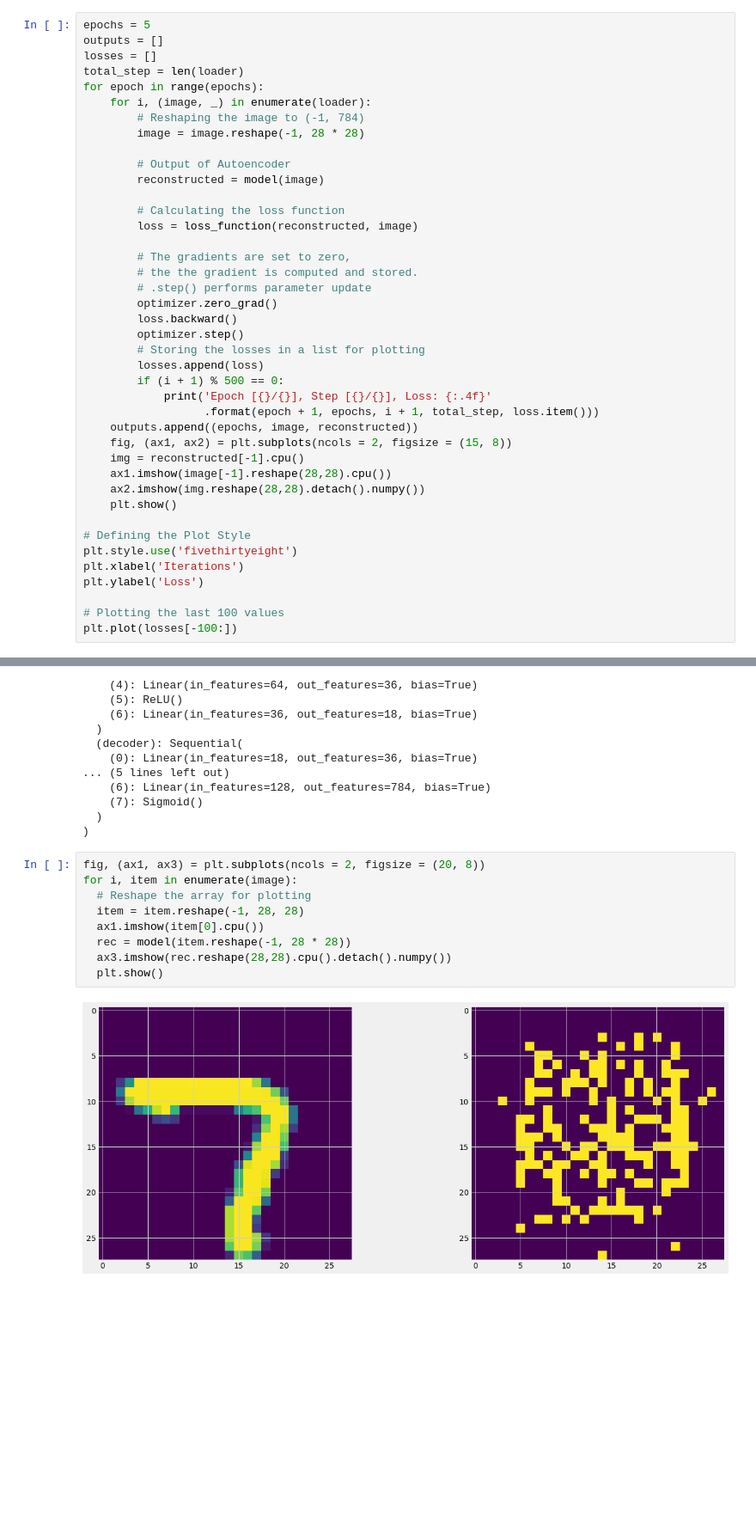
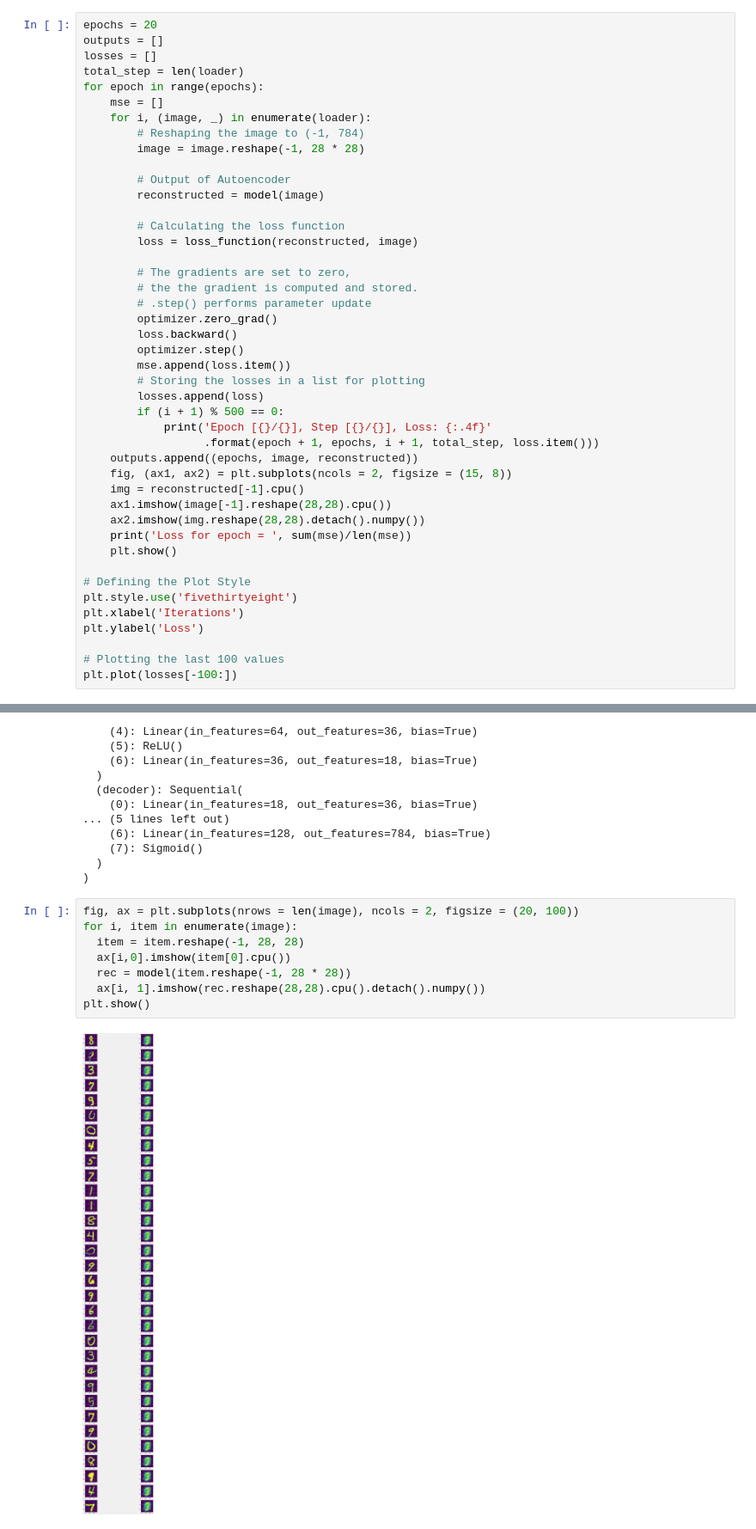
Before and after one commit to trilgar/MSM-2021, a Jupyter notebook: autoencoders.ipynb, the cells around one changed output, grey strips where cells are left out. Shown at 86% size. Cells and saved outputs as stored; diff of their text form; blank space fills up the shorter version.

```diff
--- a/autoencoders.ipynb
+++ b/autoencoders.ipynb
@@ -86,11 +86,12 @@ optimizer = torch.optim.Adam(model.parameters(),
                              lr = 1e-1,
                              weight_decay = 1e-8)
 # %%
-epochs = 5
+epochs = 20
 outputs = []
 losses = []
 total_step = len(loader)
 for epoch in range(epochs):
+    mse = []
     for i, (image, _) in enumerate(loader):
         # Reshaping the image to (-1, 784)
         image = image.reshape(-1, 28 * 28)
@@ -107,6 +108,7 @@ for epoch in range(epochs):
         optimizer.zero_grad()
         loss.backward()
         optimizer.step()
+        mse.append(loss.item())
         # Storing the losses in a list for plotting
         losses.append(loss)
         if (i + 1) % 500 == 0:
@@ -117,6 +119,7 @@ for epoch in range(epochs):
     img = reconstructed[-1].cpu()
     ax1.imshow(image[-1].reshape(28,28).cpu())
     ax2.imshow(img.reshape(28,28).detach().numpy())
+    print('Loss for epoch = ', sum(mse)/len(mse))
     plt.show()
 
 # Defining the Plot Style
@@ -170,16 +182,15 @@ AE(
   )
 )
 # %%
-fig, (ax1, ax3) = plt.subplots(ncols = 2, figsize = (20, 8))
+fig, ax = plt.subplots(nrows = len(image), ncols = 2, figsize = (20, 100))
 for i, item in enumerate(image):
-  # Reshape the array for plotting
   item = item.reshape(-1, 28, 28)
-  ax1.imshow(item[0].cpu())
+  ax[i,0].imshow(item[0].cpu())
   rec = model(item.reshape(-1, 28 * 28))
-  ax3.imshow(rec.reshape(28,28).cpu().detach().numpy())
-  plt.show()
+  ax[i, 1].imshow(rec.reshape(28,28).cpu().detach().numpy())
+plt.show()
 # %% [output]
-[figure, old version]
+[figure, new version]
 # %%
 for rec in reconstructed:
   rec = rec.reshape(-1, 28, 28)
```
Also changed, not shown: parts of 2 cells of this notebook.
